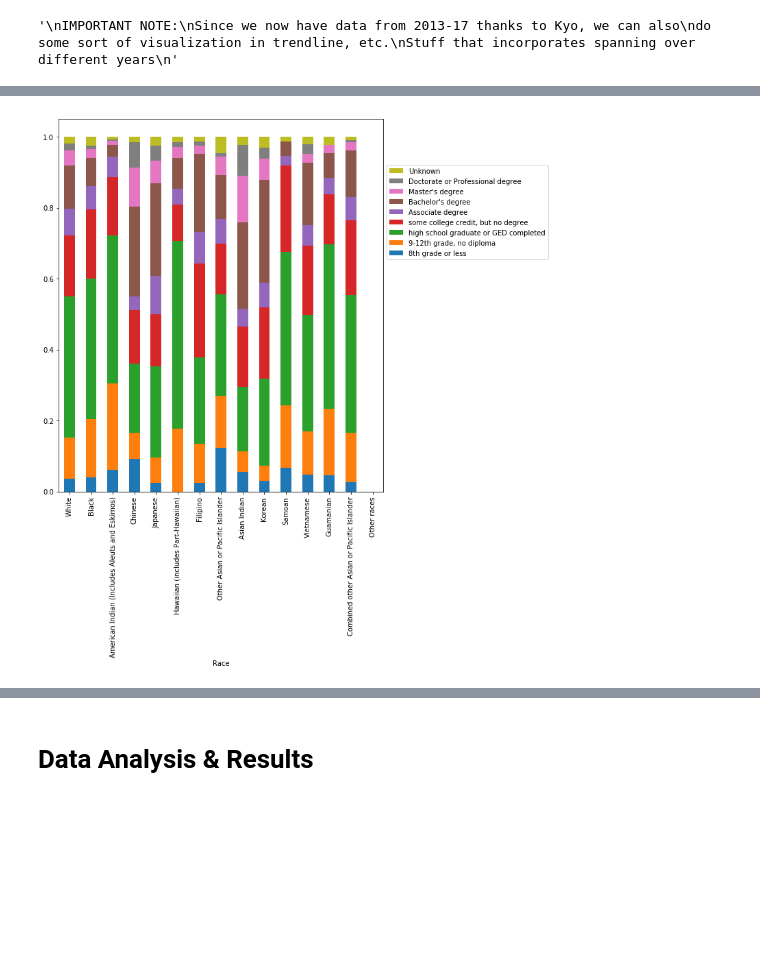
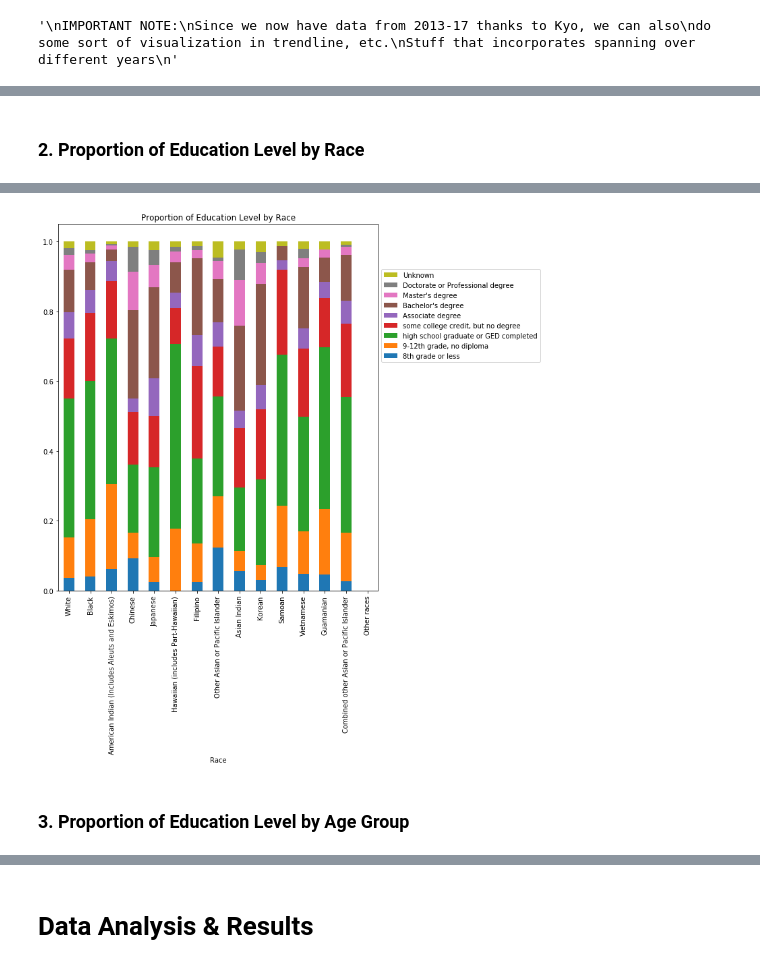
Before and after one commit to WeilunY/COGS108_Project, a Jupyter notebook: FinalProject.ipynb, the cells around one changed output, grey strips where cells are left out. Saved outputs shown, nothing was run; the diff lists cells and outputs as text; code cells hidden in the pictures; blank space fills up the shorter version.

```diff
--- a/FinalProject.ipynb
+++ b/FinalProject.ipynb
@@ -602,3 +676,5 @@ del g_df
+# %% [markdown]
+### 2. Proportion of Education Level by Race
 # %%
 # Note that 'Other Race' has no data so proportion is not shown
 
@@ -619,34 +695,39 @@ r_df.plot.bar(stacked='True', ax=axes, figsize=(10,10))
 axes.set_yticks([0.0,0.2,0.4,0.6,0.8,1.0])
 
 # Adjust Plot Size
 box = axes.get_position()
 axes.set_position([box.x0, box.y0, box.width * 0.85, box.height])
 
 # Flip Legend
 h, l = axes.get_legend_handles_labels()
 plt.legend(reversed(h), reversed(l), loc = 'center left', bbox_to_anchor=(1, 0.75))
 
+plt.title("Proportion of Education Level by Race")
+plt.xlabel('Race')
+
 plt.show()
 del r_df
 # %% [output]
 | Education | 8th grade or less | 9-12th grade, no diploma | high school graduate or GED compl... | some college credit, but no degree | ... |
 | Race |  |  |  |  | ... |
 | White | 0.036906 | 0.114579 | 0.399532 | 0.170911 | ... |
 | Black | 0.040291 | 0.164554 | 0.396044 | 0.193783 | ... |
 | American Indian (Includes Aleuts ... | 0.060705 | 0.244638 | 0.416212 | 0.165394 | ... |
 | Chinese | 0.091711 | 0.073192 | 0.196649 | 0.150794 | ... |
 | Japanese | 0.025568 | 0.071023 | 0.255682 | 0.147727 | ... |
 | Hawaiian (includes Part-Hawaiian) | NaN | 0.176471 | 0.529412 | 0.102941 | ... |
 | Filipino | 0.024182 | 0.110953 | 0.243243 | 0.264580 | ... |
 | Other Asian or Pacific Islander | 0.122507 | 0.147198 | 0.285850 | 0.142450 | ... |
 | Asian Indian | 0.055229 | 0.057579 | 0.182139 | 0.170388 | ... |
 | Korean | 0.030558 | 0.043203 | 0.245522 | 0.199157 | ... |
 | Samoan | 0.067568 | 0.175676 | 0.432432 | 0.243243 | ... |
 | Vietnamese | 0.048649 | 0.120721 | 0.327928 | 0.196396 | ... |
 | Guamanian | 0.046512 | 0.186047 | 0.465116 | 0.139535 | ... |
 | Combined other Asian or Pacific I... | 0.027237 | 0.138132 | 0.389105 | 0.210117 | ... |
 | Other races | NaN | NaN | NaN | NaN | ... |
-[figure, old version]
+[figure, new version]
+# %% [markdown]
+### 3. Proportion of Education Level by Age Group
 # %%
 # No suicide for age 'Less than 5 years' because no entries
 
```
Also changed, not shown: parts of 26 cells of this notebook.
